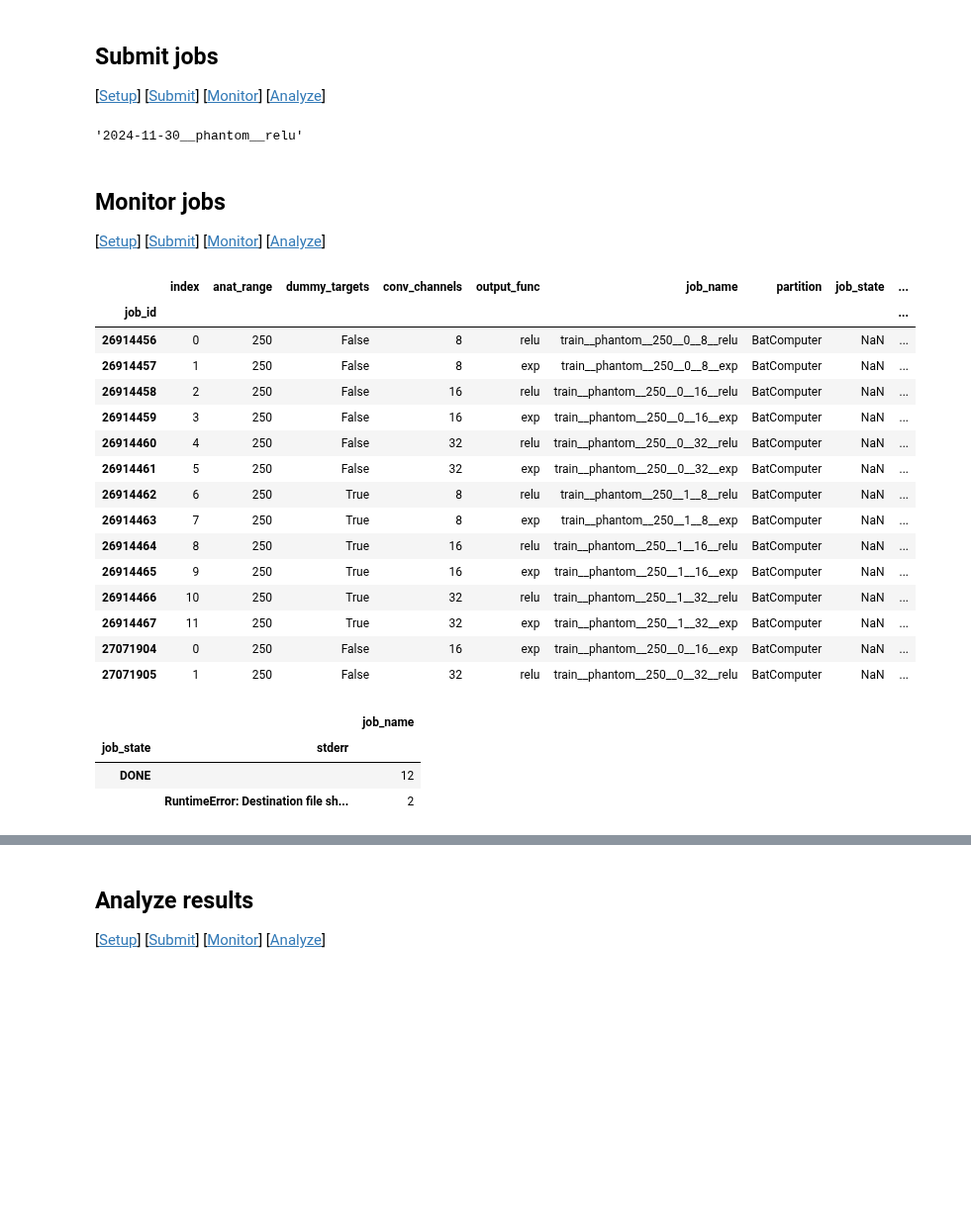
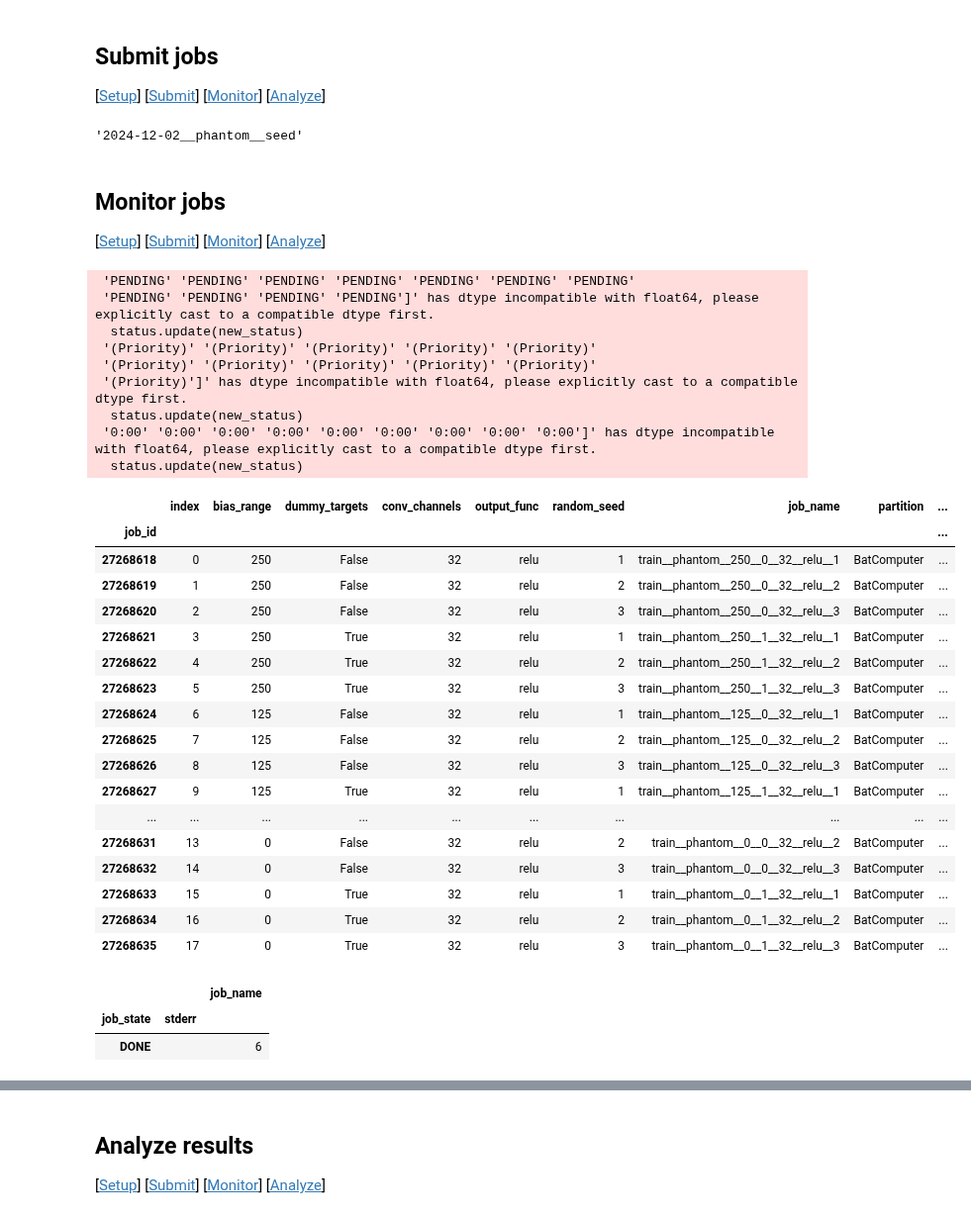
Before and after one commit to mattragoza/lung-project, a Jupyter notebook: notebooks/phantom-lung-experiment.ipynb, the cells around one changed output, grey strips where cells are left out. Shown at 99% size. Drawn from its saved outputs; the diff is of its cells as text; code cells hidden in the pictures; blank space fills up the shorter version.

Commit message:
resubmit phantom and emory experiments

```diff
--- a/notebooks/phantom-lung-experiment.ipynb
+++ b/notebooks/phantom-lung-experiment.ipynb
@@ -79,12 +101,14 @@ train__phantom__0__1__32__relu
 expt_names = [
     '2024-11-22__phantom__250',
     '2024-11-22__phantom__250__resub',
-    '2024-11-30__phantom__relu'
+    '2024-11-30__phantom__relu',
+    '2024-11-30__phantom__relu__resub',
+    '2024-12-02__phantom__seed'
 ]
 expt_name = expt_names[-1]
 expt_name
 # %% [output]
-'2024-11-30__phantom__relu'
+'2024-12-02__phantom__seed'
 # %%
 do_submit = True
 if do_submit:
@@ -96,30 +120,42 @@ if do_submit:
 [[Setup](#Setup-experiment)] [[Submit](#Submit-jobs)] [[Monitor](#Monitor-jobs)] [[Analyze](#Analyze-results)]
 # %%
 jobs = []
-for expt_name in expt_names:
+for expt_name in expt_names[-1:]:
     j = pd.read_csv(f'{expt_name}.jobs', index_col=0)
     j['expt_name'] = expt_name
     jobs.append(j)
 jobs = pd.concat(jobs)
+
 status = ps.status(jobs, parse_stderr=True)
 status
 # %% [output]
+ 'PENDING' 'PENDING' 'PENDING' 'PENDING' 'PENDING' 'PENDING' 'PENDING'
+ 'PENDING' 'PENDING' 'PENDING' 'PENDING']' has dtype incompatible with float64, please explicitly cast to a compatible dtype first.
+  status.update(new_status)
+ '(Priority)' '(Priority)' '(Priority)' '(Priority)' '(Priority)'
+ '(Priority)' '(Priority)' '(Priority)' '(Priority)' '(Priority)'
+ '(Priority)']' has dtype incompatible with float64, please explicitly cast to a compatible dtype first.
+  status.update(new_status)
+ '0:00' '0:00' '0:00' '0:00' '0:00' '0:00' '0:00' '0:00' '0:00']' has dtype incompatible with float64, please explicitly cast to a compatible dtype first.
+  status.update(new_status)
-|  | index | anat_range | dummy_targets | conv_channels | output_func | job_name | partition | job_state | ... |
+|  | index | bias_range | dummy_targets | conv_channels | output_func | random_seed | job_name | partition | ... |
 | job_id |  |  |  |  |  |  |  |  | ... |
-| 26914456 | 0 | 250 | False | 8 | relu | train__phantom__250__0__8__relu | BatComputer | NaN | ... |
-| 26914457 | 1 | 250 | False | 8 | exp | train__phantom__250__0__8__exp | BatComputer | NaN | ... |
-| 26914458 | 2 | 250 | False | 16 | relu | train__phantom__250__0__16__relu | BatComputer | NaN | ... |
-| 26914459 | 3 | 250 | False | 16 | exp | train__phantom__250__0__16__exp | BatComputer | NaN | ... |
-| 26914460 | 4 | 250 | False | 32 | relu | train__phantom__250__0__32__relu | BatComputer | NaN | ... |
-| 26914461 | 5 | 250 | False | 32 | exp | train__phantom__250__0__32__exp | BatComputer | NaN | ... |
-| 26914462 | 6 | 250 | True | 8 | relu | train__phantom__250__1__8__relu | BatComputer | NaN | ... |
-| 26914463 | 7 | 250 | True | 8 | exp | train__phantom__250__1__8__exp | BatComputer | NaN | ... |
-| 26914464 | 8 | 250 | True | 16 | relu | train__phantom__250__1__16__relu | BatComputer | NaN | ... |
-| 26914465 | 9 | 250 | True | 16 | exp | train__phantom__250__1__16__exp | BatComputer | NaN | ... |
-| 26914466 | 10 | 250 | True | 32 | relu | train__phantom__250__1__32__relu | BatComputer | NaN | ... |
-| 26914467 | 11 | 250 | True | 32 | exp | train__phantom__250__1__32__exp | BatComputer | NaN | ... |
-| 27071904 | 0 | 250 | False | 16 | exp | train__phantom__250__0__16__exp | BatComputer | NaN | ... |
-| 27071905 | 1 | 250 | False | 32 | relu | train__phantom__250__0__32__relu | BatComputer | NaN | ... |
+| 27268618 | 0 | 250 | False | 32 | relu | 1 | train__phantom__250__0__32__relu__1 | BatComputer | ... |
+| 27268619 | 1 | 250 | False | 32 | relu | 2 | train__phantom__250__0__32__relu__2 | BatComputer | ... |
+| 27268620 | 2 | 250 | False | 32 | relu | 3 | train__phantom__250__0__32__relu__3 | BatComputer | ... |
+| 27268621 | 3 | 250 | True | 32 | relu | 1 | train__phantom__250__1__32__relu__1 | BatComputer | ... |
+| 27268622 | 4 | 250 | True | 32 | relu | 2 | train__phantom__250__1__32__relu__2 | BatComputer | ... |
+| 27268623 | 5 | 250 | True | 32 | relu | 3 | train__phantom__250__1__32__relu__3 | BatComputer | ... |
+| 27268624 | 6 | 125 | False | 32 | relu | 1 | train__phantom__125__0__32__relu__1 | BatComputer | ... |
+| 27268625 | 7 | 125 | False | 32 | relu | 2 | train__phantom__125__0__32__relu__2 | BatComputer | ... |
+| 27268626 | 8 | 125 | False | 32 | relu | 3 | train__phantom__125__0__32__relu__3 | BatComputer | ... |
+| 27268627 | 9 | 125 | True | 32 | relu | 1 | train__phantom__125__1__32__relu__1 | BatComputer | ... |
+| ... | ... | ... | ... | ... | ... | ... | ... | ... | ... |
+| 27268631 | 13 | 0 | False | 32 | relu | 2 | train__phantom__0__0__32__relu__2 | BatComputer | ... |
+| 27268632 | 14 | 0 | False | 32 | relu | 3 | train__phantom__0__0__32__relu__3 | BatComputer | ... |
+| 27268633 | 15 | 0 | True | 32 | relu | 1 | train__phantom__0__1__32__relu__1 | BatComputer | ... |
+| 27268634 | 16 | 0 | True | 32 | relu | 2 | train__phantom__0__1__32__relu__2 | BatComputer | ... |
+| 27268635 | 17 | 0 | True | 32 | relu | 3 | train__phantom__0__1__32__relu__3 | BatComputer | ... |
 # %%
 status['job_state'] = status['job_state'].fillna('DONE')
 status['stderr'] = status['stderr'].fillna('N/A')
@@ -127,8 +163,7 @@ status.groupby(['job_state', 'stderr'])[['job_name']].count()
 # %% [output]
 |  |  | job_name |
 | job_state | stderr |  |
-| DONE |  | 12 |
-|  | RuntimeError: Destination file sh... | 2 |
+| DONE |  | 6 |
 # %%
 error_jobs = status[status['stderr'] != ''].reset_index()[list(param_space.keys()) + ['job_name', 'work_dir']]
 error_jobs
```
Also changed, not shown: parts of 10 cells of this notebook, 2 other files.
